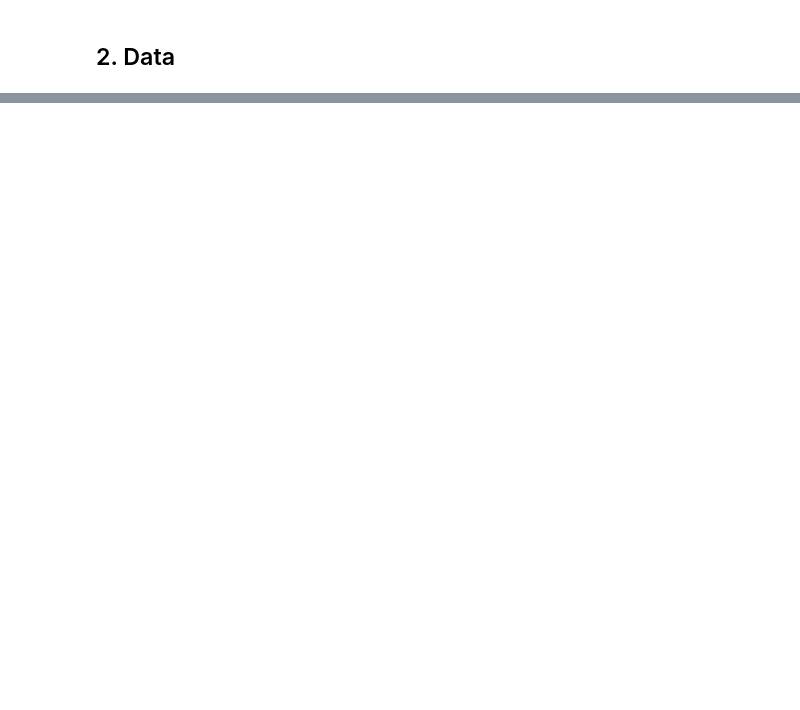
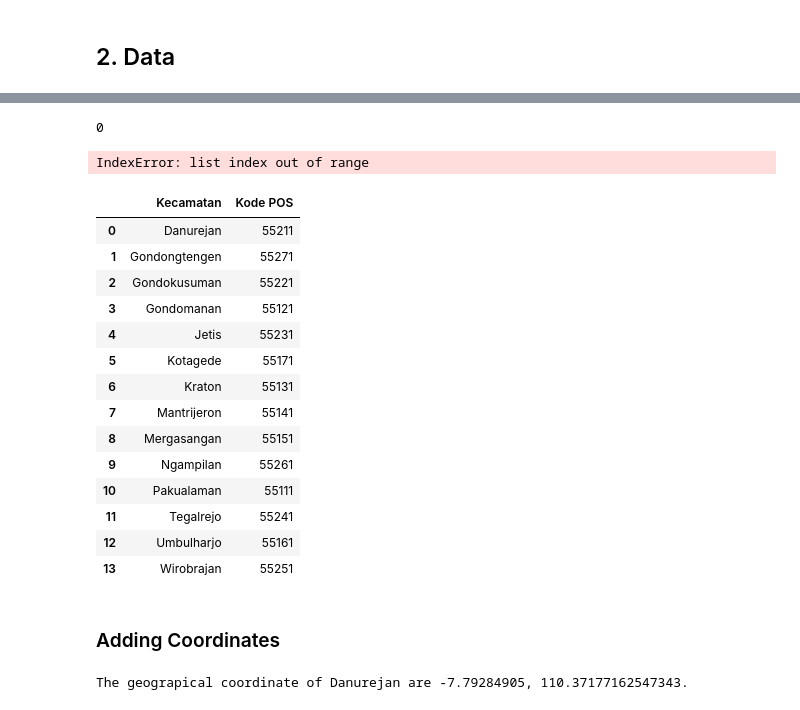
Before and after one commit to ouliaopl/Coursera_Capstone, a Jupyter notebook: Battle of Neighborhood.ipynb, the cells around one changed output, grey strips where cells are left out. Drawn from its saved outputs; the diff is of its cells as text; code cells hidden in the pictures; blank space fills up the shorter version.

```diff
--- a/Battle of Neighborhood.ipynb
+++ b/Battle of Neighborhood.ipynb
@@ -17,0 +22,32 @@ Data used in this project:
+# %%
+import time # for time delay while working with API
+
+import requests # library to handle requests
+
+import bs4 # library to parse webpages
+
+import numpy as np # library to handle data in a vectorized manner
+
+import pandas as pd # library for data analsysis
+pd.set_option('display.max_columns', None)
+pd.set_option('display.max_rows', None)
+from pandas.io.json import json_normalize # tranform JSON file into a pandas dataframe
+
+# Convert an address into latitude and longitude values
+from geopy.geocoders import Nominatim
+import geopy.geocoders
+
+import json # library to handle JSON files
+
+# Matplotlib and associated plotting modules
+import matplotlib.cm as cm
+import matplotlib.colors as colors
+
+# k-means from clustering stage
+from sklearn.cluster import KMeans
+
+# Map rendering library
+import folium
+
+# regular expressions
+import re
@@ -17,0 +73,13 @@ Data used in this project:
+# %%
+len(elements)
+# %% [output]
+0
+# %%
+# Creating a new list of rows
+lst = []
+for i in range(2, 3195, 6):
+    Kecamatan, Kode_POS = elements[i].getText(), elements[i+1].getText()
+    lst.append([Kecamatan, Kode_POS, 0, 0])
+lst[1:10]
+# %% [output]
+IndexError: list index out of range
@@ -17,0 +89,32 @@ Data used in this project:
+# %%
+df
+# %% [output]
+|  | Kecamatan | Kode POS |
+| 0 | Danurejan | 55211 |
+| 1 | Gondongtengen | 55271 |
+| 2 | Gondokusuman | 55221 |
+| 3 | Gondomanan | 55121 |
+| 4 | Jetis | 55231 |
+| 5 | Kotagede | 55171 |
+| 6 | Kraton | 55131 |
+| 7 | Mantrijeron | 55141 |
+| 8 | Mergasangan | 55151 |
+| 9 | Ngampilan | 55261 |
+| 10 | Pakualaman | 55111 |
+| 11 | Tegalrejo | 55241 |
+| 12 | Umbulharjo | 55161 |
+| 13 | Wirobrajan | 55251 |
+# %% [markdown]
+### Adding Coordinates
+# %%
+# Getting Address
+address =df.iloc[0, 0]
+address
+# Using geopy
+geolocator = Nominatim(user_agent='opening_restaurant_yogyakarta')
+location = geolocator.geocode(address)
+latitude = location.latitude
+longitude = location.longitude
+print('The geograpical coordinate of {0} are {1}, {2}.'.format(address, latitude, longitude))
+# %% [output]
+The geograpical coordinate of Danurejan are -7.79284905, 110.37177162547343.
```
Also changed, not shown: parts of 18 cells of this notebook.
